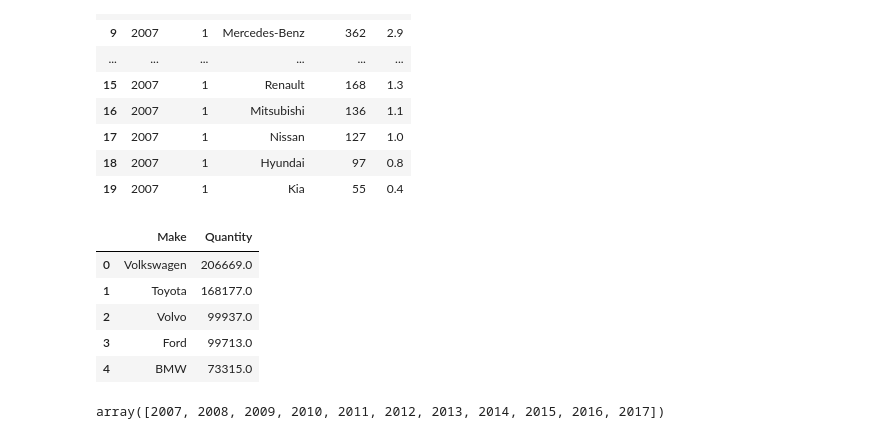
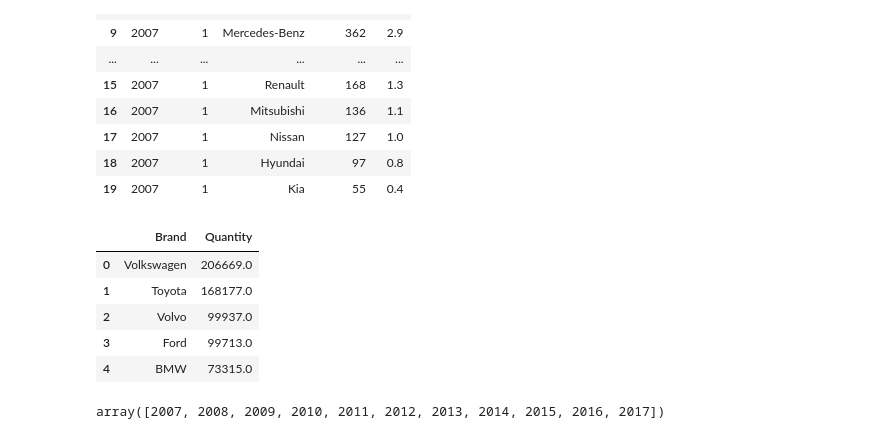
Before and after one commit to ebt35/data_visualization_eyoub_beraki_de24, a Jupyter notebook: code_alongs/02_matplotlib_line_bar/matplotlib_line_bar.ipynb, the cells around one changed output. Saved outputs shown, nothing was run; the diff lists cells and outputs as text; code cells hidden in the pictures.

```diff
--- a/code_alongs/02_matplotlib_line_bar/matplotlib_line_bar.ipynb
+++ b/code_alongs/02_matplotlib_line_bar/matplotlib_line_bar.ipynb
@@ -76,19 +76,23 @@ df.head(20)
 # %%
 import duckdb
 
 # brand and total quantity for each brand
 
-df_quantity_make = duckdb.query(
-    """
-             SELECT make, SUM(quantity) as Quantity
-             FROM df
-             GROUP BY make
-             ORDER BY quantity DESC"""
-).df()
+df_quantity_brand = duckdb.query("""
+    SELECT
+        make AS Brand,
+        SUM(quantity) AS Quantity
+    FROM df
+    GROUP BY
+        make
+    ORDER BY
+        quantity
+    DESC
+""").df()
 
-df_quantity_make.head()
+df_quantity_brand.head()
 # %% [output]
-|  | Make | Quantity |
+|  | Brand | Quantity |
 | 0 | Volkswagen | 206669.0 |
 | 1 | Toyota | 168177.0 |
 | 2 | Volvo | 99937.0 |
```
Also changed, not shown: parts of 11 cells of this notebook, 2 other files.
